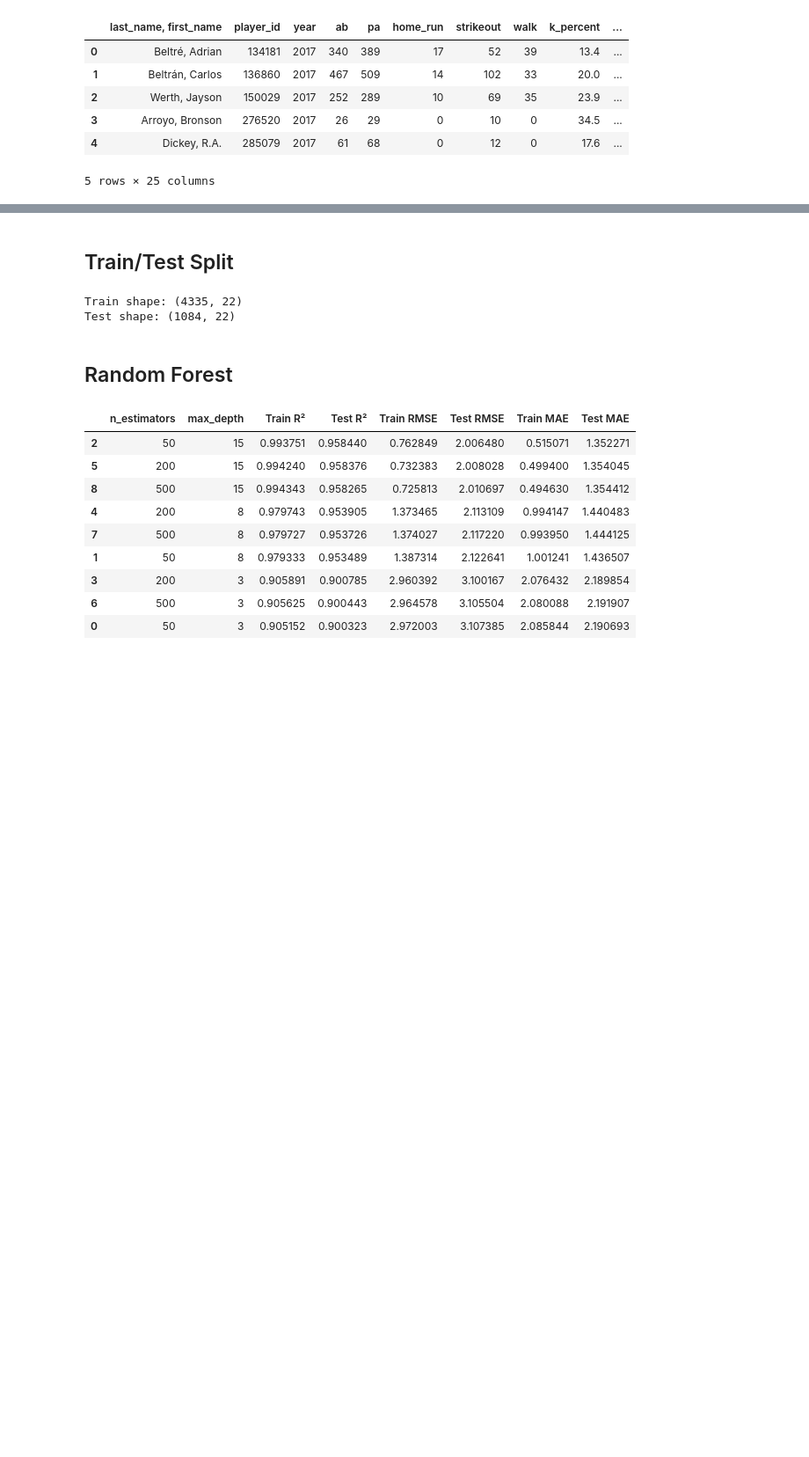
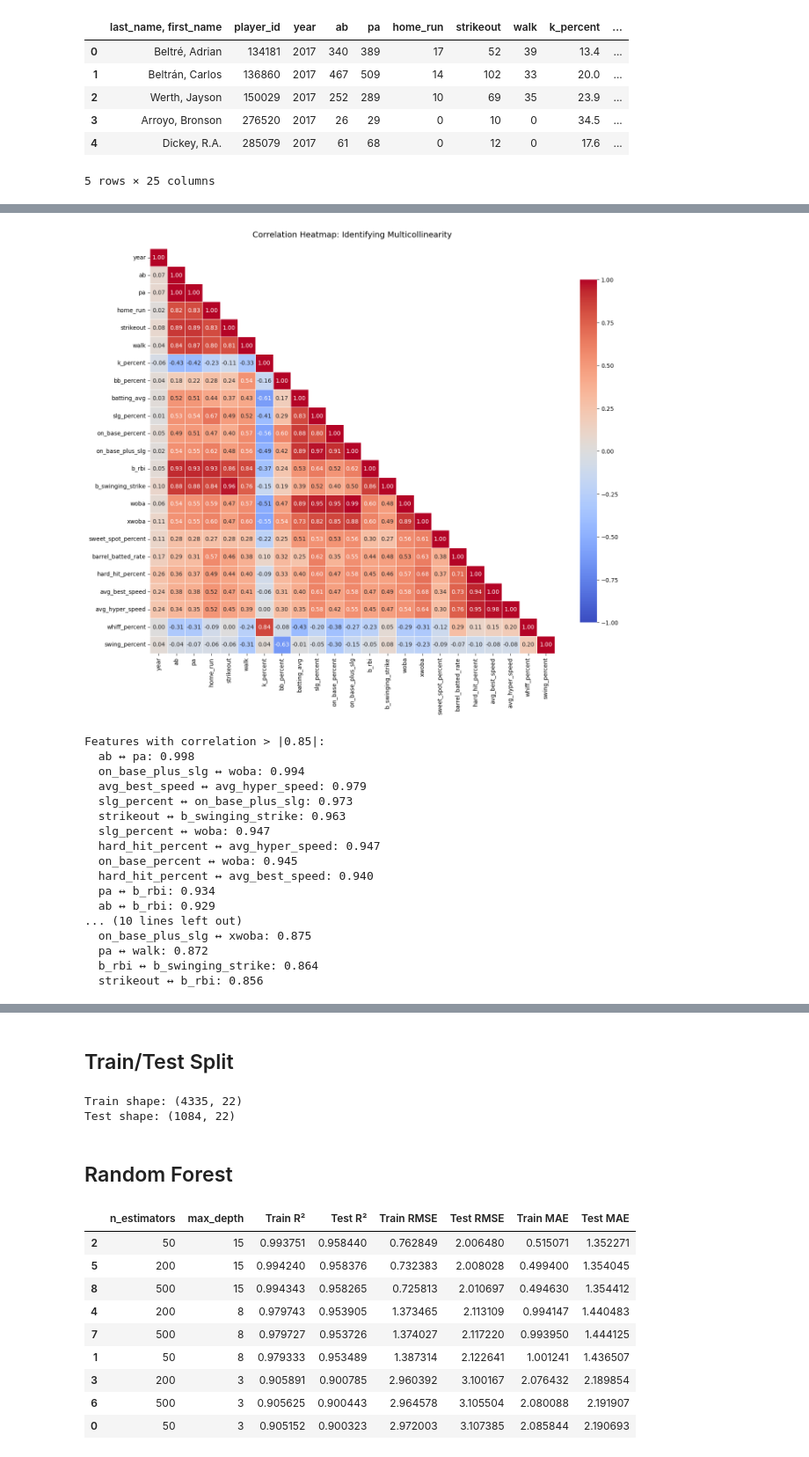
Before and after one commit to etflores1/COGS-109-Project, a Jupyter notebook: COGS_109_Checkpoint_2.ipynb, the cells around one changed output, grey strips where cells are left out. Shown at 88% size. Drawn from its saved outputs; the diff is of its cells as text; code cells hidden in the pictures; blank space fills up the shorter version.

```diff
--- a/COGS_109_Checkpoint_2.ipynb
+++ b/COGS_109_Checkpoint_2.ipynb
@@ -42,0 +64,48 @@ Index(['last_name, first_name', 'player_id', 'year', 'ab', 'pa', 'home_run',
+# %%
+# Correlation heatmap to identify multicollinearity
+import matplotlib.pyplot as plt
+import seaborn as sns
+
+# Get numeric columns only (excluding ID columns)
+numeric_df = df.select_dtypes(include=[np.number])
+corr_matrix = numeric_df.corr()
+
+# Create heatmap
+plt.figure(figsize=(14, 12))
+mask = np.triu(np.ones_like(corr_matrix, dtype=bool), k=1)  # Mask upper triangle
+sns.heatmap(corr_matrix, mask=mask, annot=True, fmt='.2f', cmap='coolwarm', center=0,
+            square=True, linewidths=0.5, cbar_kws={"shrink": 0.8}, vmin=-1, vmax=1)
+plt.title('Correlation Heatmap: Identifying Multicollinearity', fontsize=14, pad=20)
+plt.tight_layout()
+plt.show()
+
+# Identify highly correlated pairs (threshold > 0.85)
+corr_threshold = 0.85
+high_corr_pairs = []
+for i in range(len(corr_matrix.columns)):
+    for j in range(i+1, len(corr_matrix.columns)):
+        if abs(corr_matrix.iloc[i, j]) > corr_threshold:
+            high_corr_pairs.append((corr_matrix.columns[i], corr_matrix.columns[j], corr_matrix.iloc[i, j]))
+
+print(f"\nFeatures with correlation > |{corr_threshold}|:")
+for feat1, feat2, corr_val in sorted(high_corr_pairs, key=lambda x: abs(x[2]), reverse=True):
+    print(f"  {feat1} <--> {feat2}: {corr_val:.3f}")
+# %% [output]
+[figure, added]
+Features with correlation > |0.85|:
+  ab ↔ pa: 0.998
+  on_base_plus_slg ↔ woba: 0.994
+  avg_best_speed ↔ avg_hyper_speed: 0.979
+  slg_percent ↔ on_base_plus_slg: 0.973
+  strikeout ↔ b_swinging_strike: 0.963
+  slg_percent ↔ woba: 0.947
+  hard_hit_percent ↔ avg_hyper_speed: 0.947
+  on_base_percent ↔ woba: 0.945
+  hard_hit_percent ↔ avg_best_speed: 0.940
+  pa ↔ b_rbi: 0.934
+  ab ↔ b_rbi: 0.929
+... (10 lines left out)
+  on_base_plus_slg ↔ xwoba: 0.875
+  pa ↔ walk: 0.872
+  b_rbi ↔ b_swinging_strike: 0.864
+  strikeout ↔ b_rbi: 0.856
```
Also changed, not shown: parts of 9 cells of this notebook.
